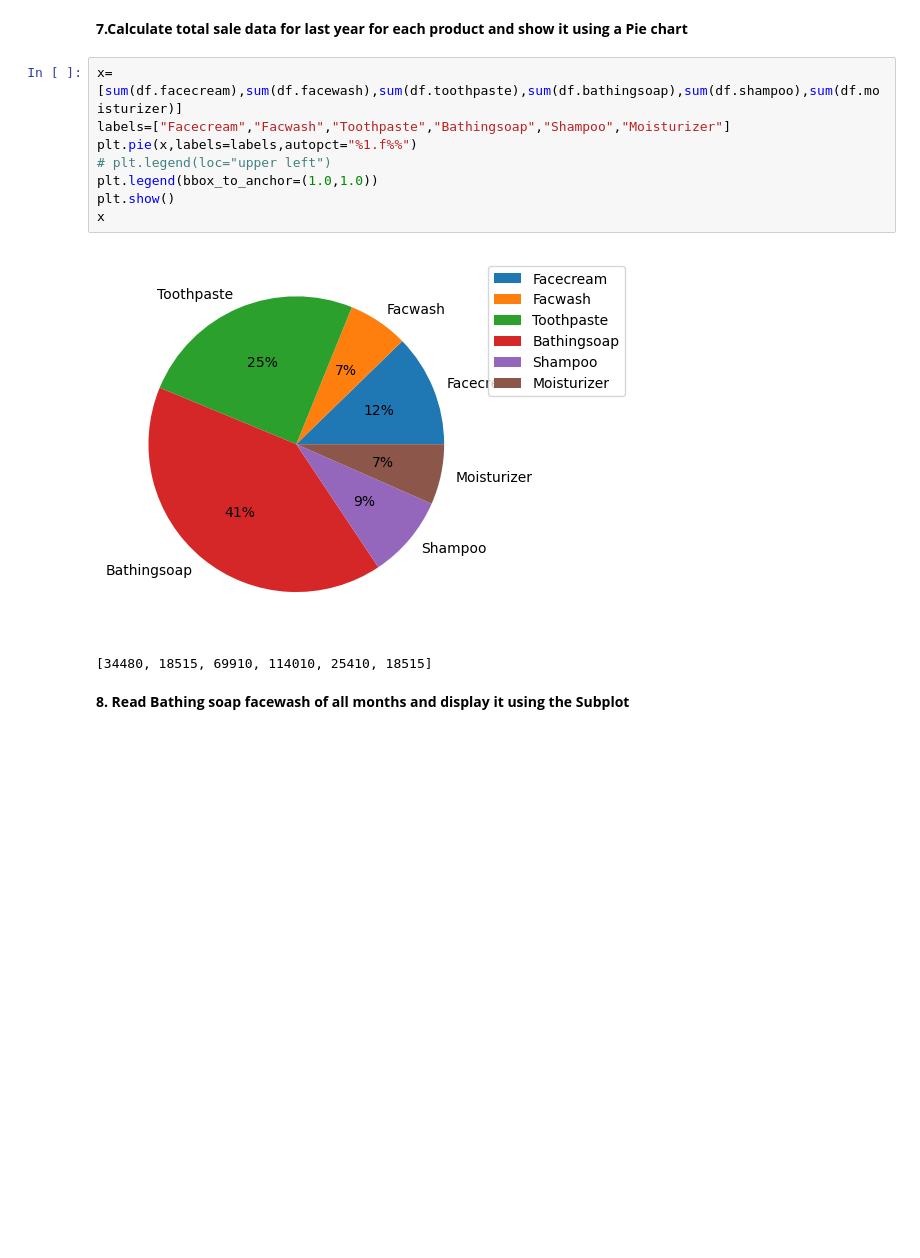
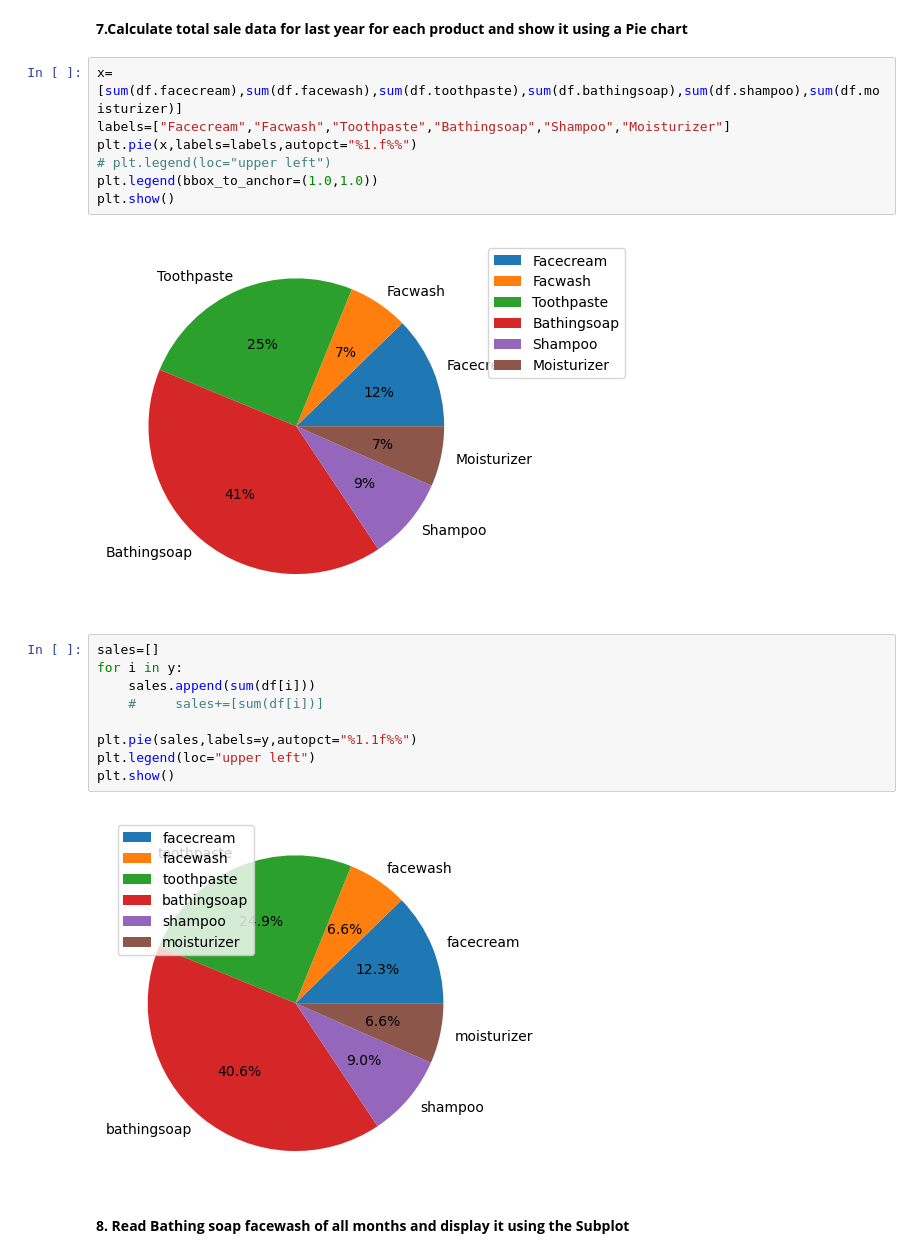
Before and after one commit to Anugrahig/LM-BD-March, a Jupyter notebook: march_bigdata/ml/matplotlib/03_matplotlib_sales-dataset_excercise.ipynb, the cells around one changed output. Cells and saved outputs as stored; diff of their text form; blank space fills up the shorter version.

```diff
--- a/march_bigdata/ml/matplotlib/03_matplotlib_sales-dataset_excercise.ipynb
+++ b/march_bigdata/ml/matplotlib/03_matplotlib_sales-dataset_excercise.ipynb
@@ -108,10 +119,19 @@ plt.pie(x,labels=labels,autopct="%1.f%%")
 # plt.legend(loc="upper left")
 plt.legend(bbox_to_anchor=(1.0,1.0))
 plt.show()
-x
 # %% [output]
 [figure]
-[34480, 18515, 69910, 114010, 25410, 18515]
+# %%
+sales=[]
+for i in y:
+    sales.append(sum(df[i]))
+    #     sales+=[sum(df[i])]
+
+plt.pie(sales,labels=y,autopct="%1.1f%%")
+plt.legend(loc="upper left")
+plt.show()
+# %% [output]
+[figure, added]
 # %% [markdown]
 **8. Read Bathing soap facewash of all months and display it using the Subplot**
 # %%
```
Also changed, not shown: parts of 2 cells of this notebook, 2 other files.
